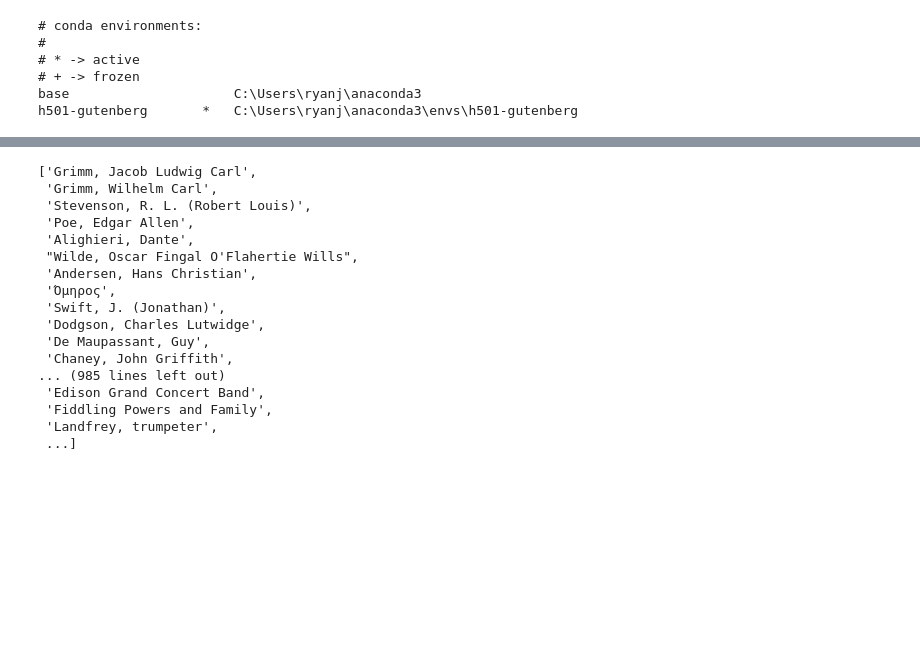
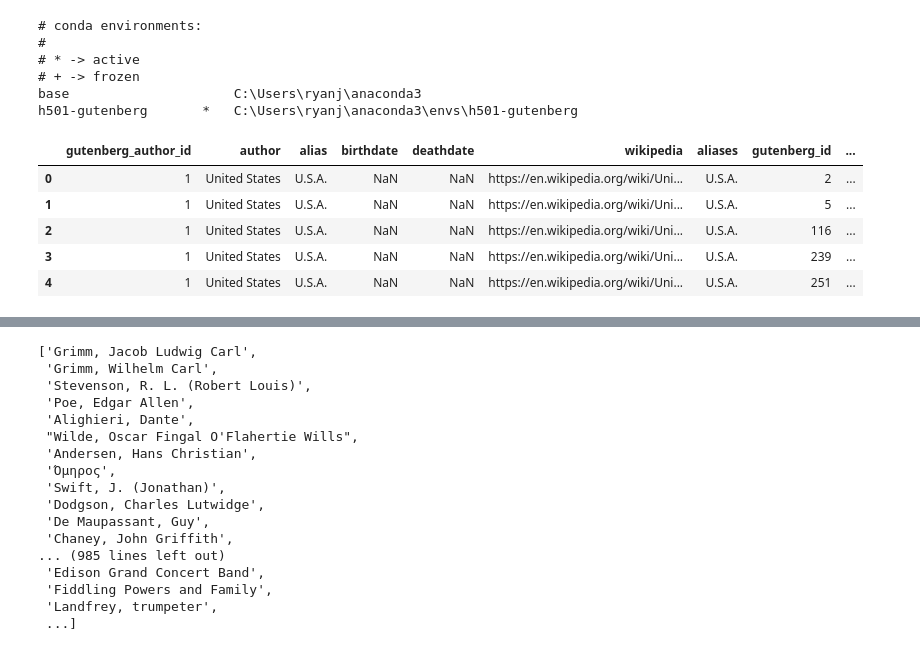
Before and after one commit to ryansmith04/h501-gutenberg, a Jupyter notebook: gutenberg.ipynb, the cells around one changed output, grey strips where cells are left out. Saved outputs shown, nothing was run; the diff lists cells and outputs as text; code cells hidden in the pictures; blank space fills up the shorter version.

```diff
--- a/gutenberg.ipynb
+++ b/gutenberg.ipynb
@@ -11,0 +14,10 @@ from tt_gutenberg.authors import *
+# %%
+data = get_data()
+data.head()
+# %% [output]
+|  | gutenberg_author_id | author | alias | birthdate | deathdate | wikipedia | aliases | gutenberg_id | ... |
+| 0 | 1 | United States | U.S.A. | NaN | NaN | https://en.wikipedia.org/wiki/Uni... | U.S.A. | 2 | ... |
+| 1 | 1 | United States | U.S.A. | NaN | NaN | https://en.wikipedia.org/wiki/Uni... | U.S.A. | 5 | ... |
+| 2 | 1 | United States | U.S.A. | NaN | NaN | https://en.wikipedia.org/wiki/Uni... | U.S.A. | 116 | ... |
+| 3 | 1 | United States | U.S.A. | NaN | NaN | https://en.wikipedia.org/wiki/Uni... | U.S.A. | 239 | ... |
+| 4 | 1 | United States | U.S.A. | NaN | NaN | https://en.wikipedia.org/wiki/Uni... | U.S.A. | 251 | ... |
```
Also changed, not shown: parts of 4 cells of this notebook.
